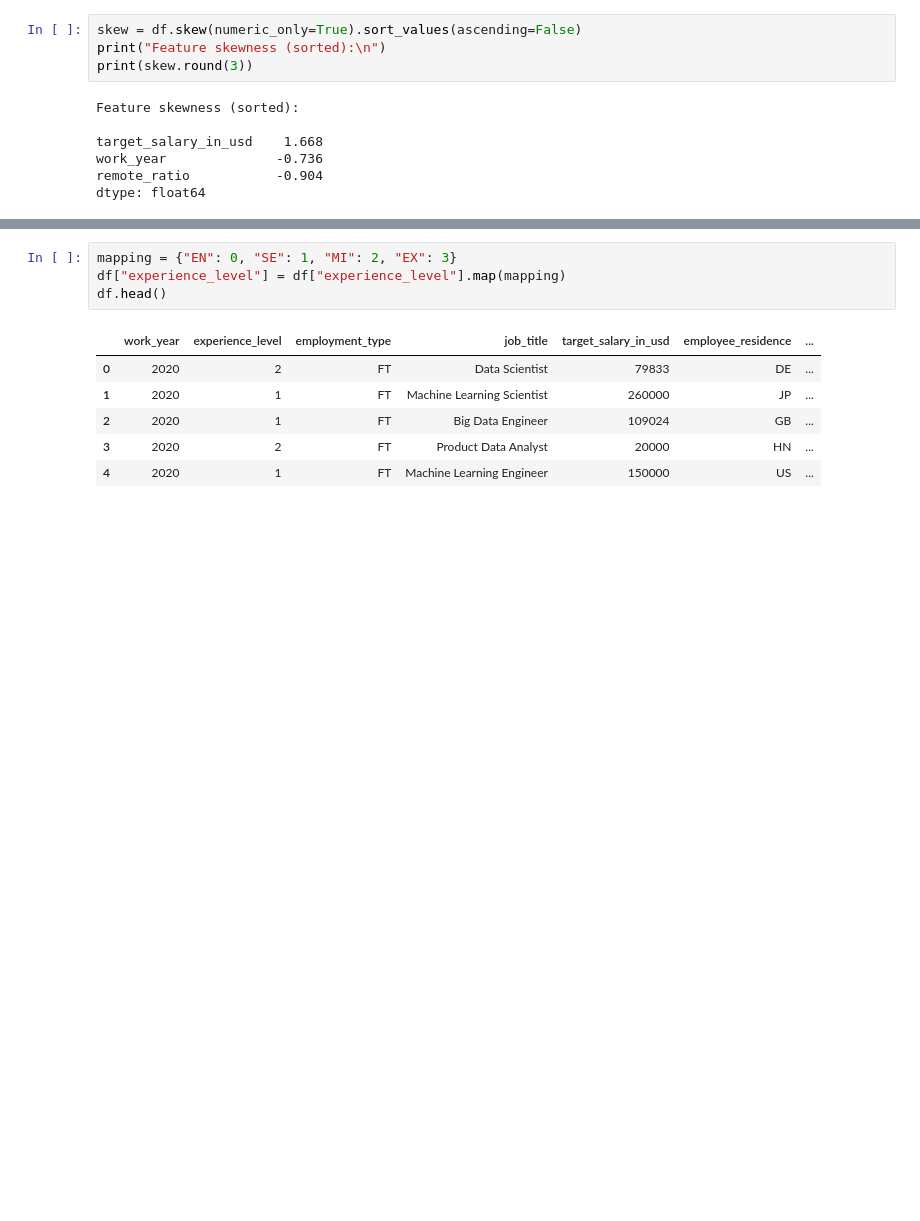
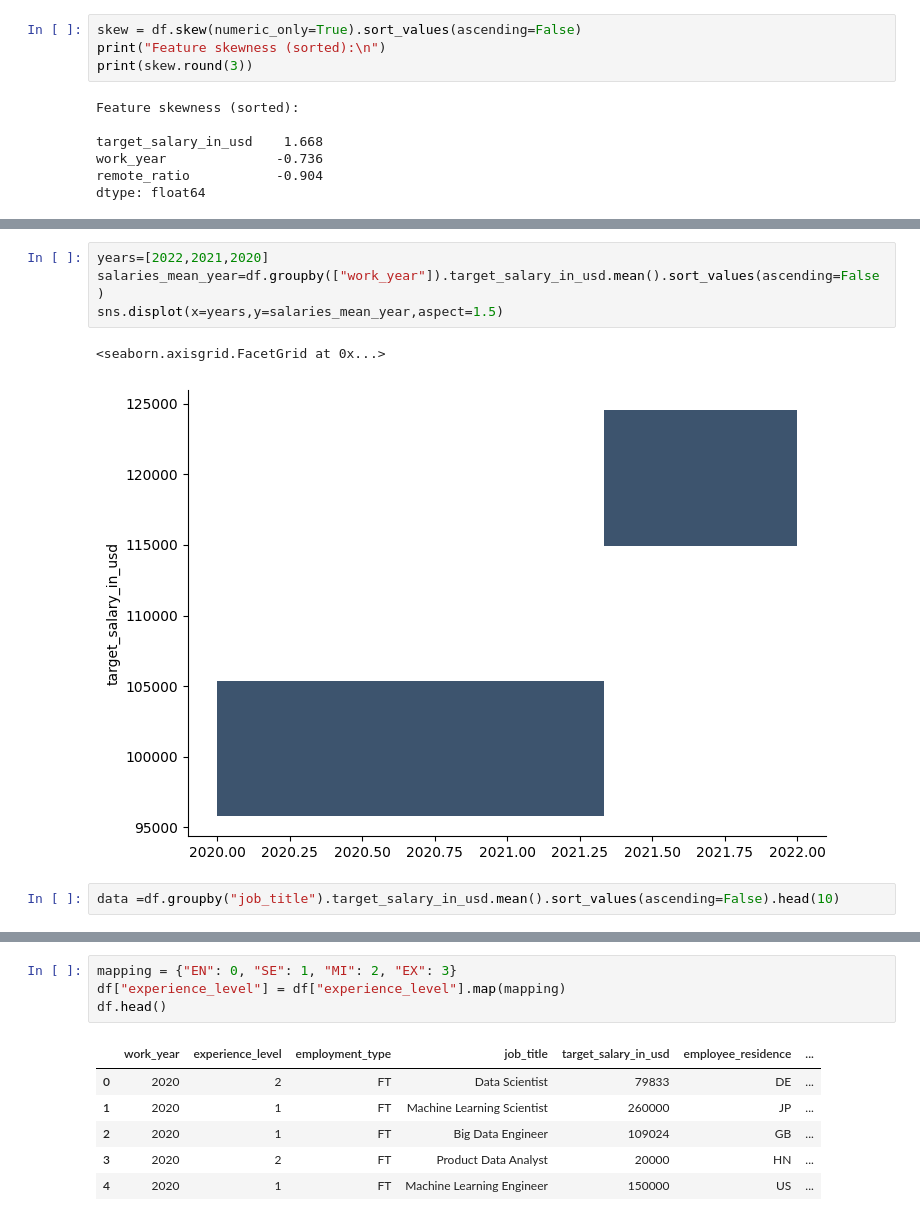
Before and after one commit to TarekAljundi/salary_prediction_app, a Jupyter notebook: notebooks/notebook.ipynb, the cells around one changed output, grey strips where cells are left out. Cells and saved outputs as stored; diff of their text form; blank space fills up the shorter version.

```diff
--- a/notebooks/notebook.ipynb
+++ b/notebooks/notebook.ipynb
@@ -95,0 +114,9 @@ dtype: float64
+# %%
+years=[2022,2021,2020]
+salaries_mean_year=df.groupby(["work_year"]).target_salary_in_usd.mean().sort_values(ascending=False)
+sns.displot(x=years,y=salaries_mean_year,aspect=1.5)
+# %% [output]
+<seaborn.axisgrid.FacetGrid at 0x...>
+[figure, added]
+# %%
+data =df.groupby("job_title").target_salary_in_usd.mean().sort_values(ascending=False).head(10)
```
Also changed, not shown: parts of 8 cells of this notebook, 12 other files.
